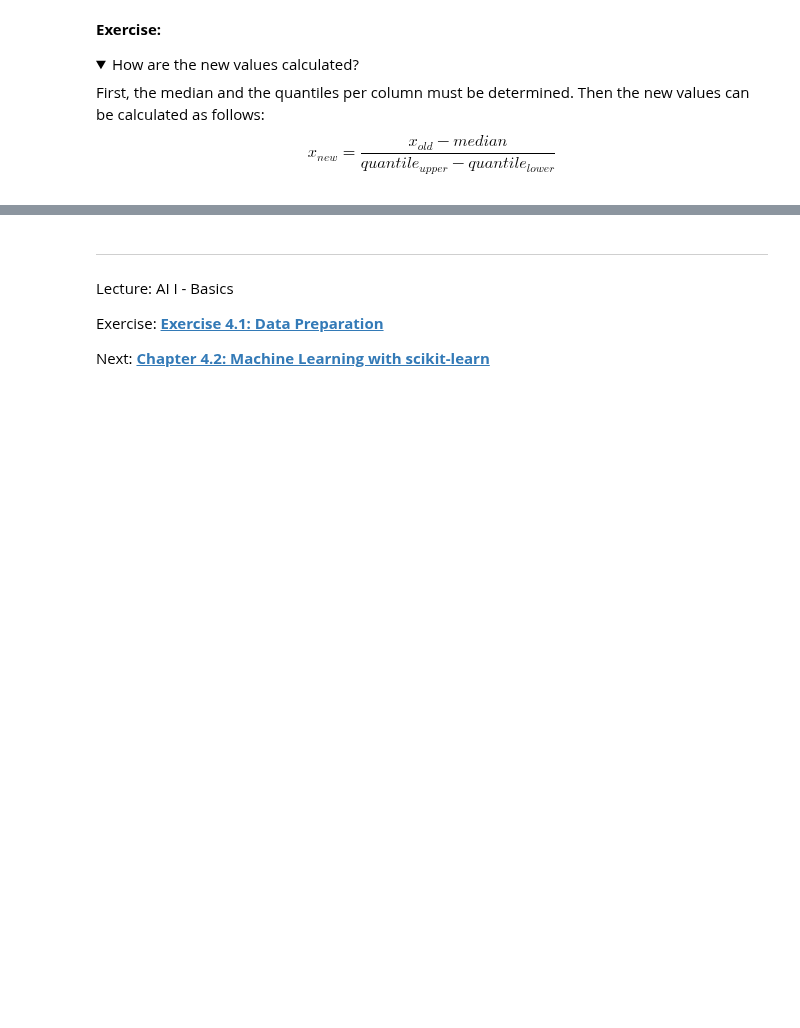
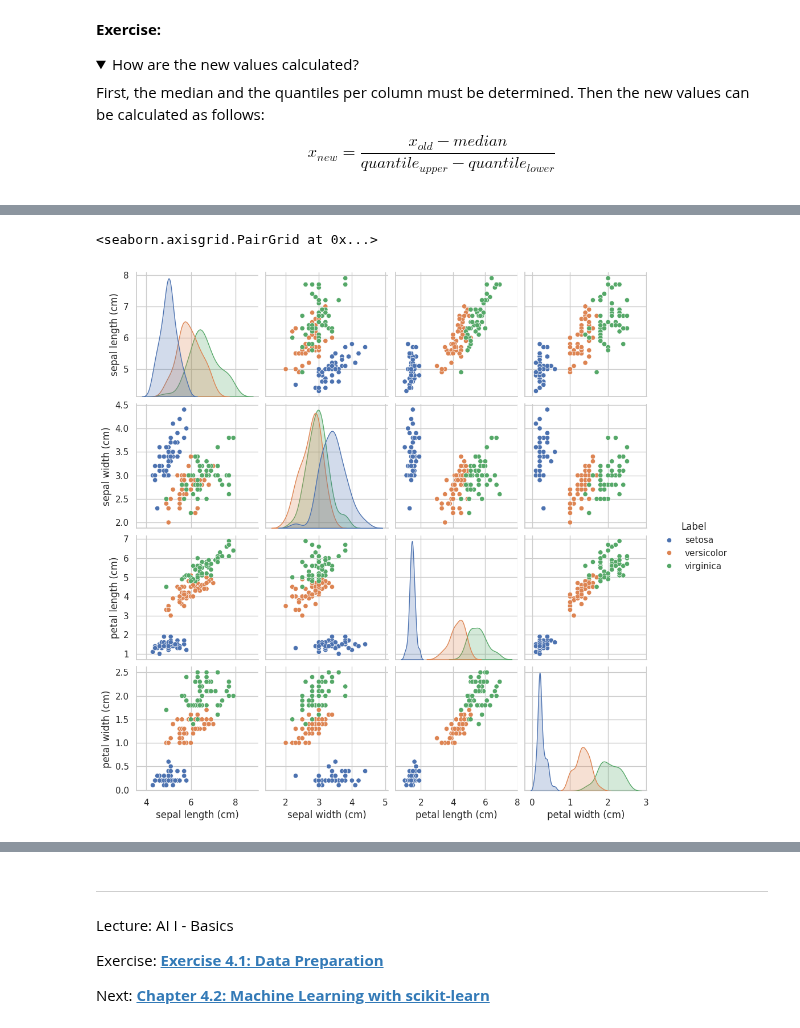
Before and after one commit to iLuckyW/lecture-ai-basics, a Jupyter notebook: chapter/04_ml/01_data_preparation.ipynb, the cells around one changed output, grey strips where cells are left out. Cells and saved outputs as stored; diff of their text form; code cells hidden in the pictures; folded sections open; blank space fills up the shorter version.

```diff
--- a/chapter/04_ml/01_data_preparation.ipynb
+++ b/chapter/04_ml/01_data_preparation.ipynb
@@ -402,0 +408,11 @@ $$x_{new} = \frac{x_{old} - median}{quantile_{upper} - quantile_{lower}}$$
+# %%
+iris = datasets.load_iris(as_frame=True)
+iris_df = iris.frame
+iris_df['Label'] = iris.target_names[iris_df['target']]
+iris_df = iris_df.drop('target', axis=1)
+
+sns.set_theme(style="whitegrid")
+sns.pairplot(iris_df, hue="Label")
+# %% [output]
+<seaborn.axisgrid.PairGrid at 0x...>
+[figure, added]
```
Also changed, not shown: parts of 8 cells of this notebook.
